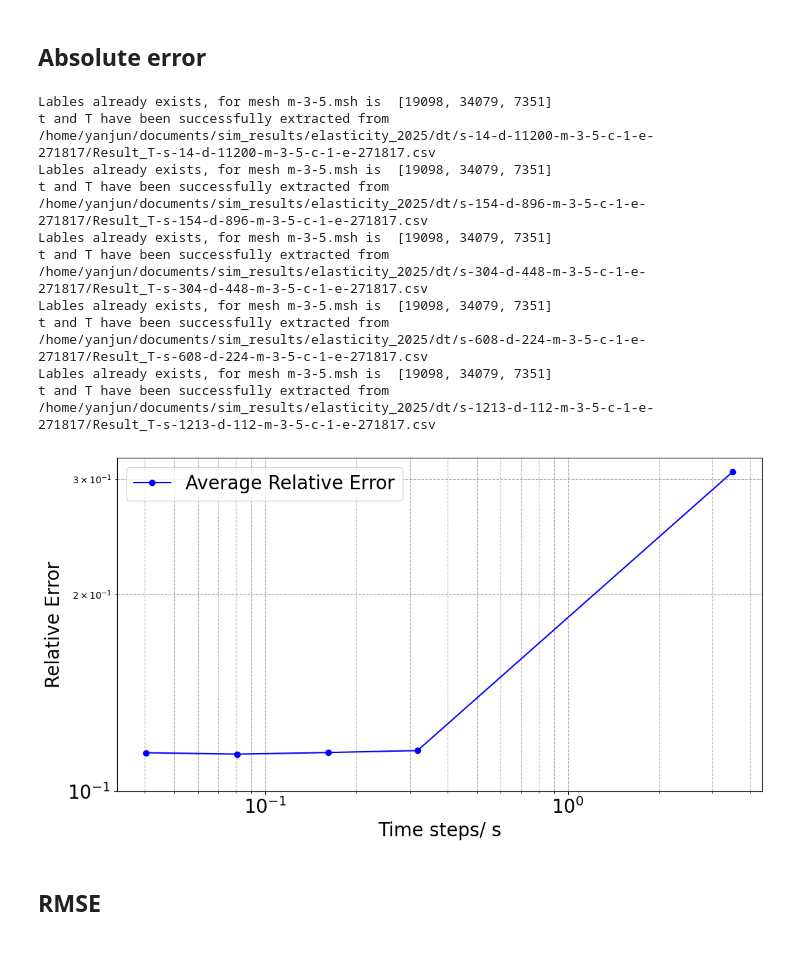
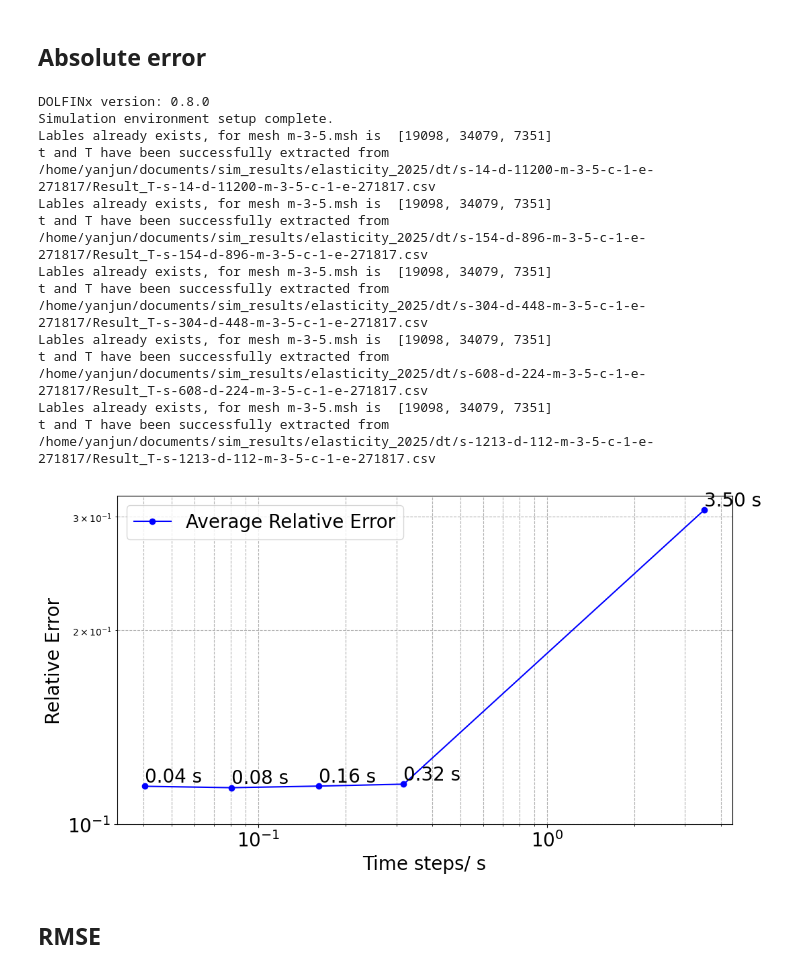
Before and after one commit to yanjun96/thermal_mechanics_fenicsx, a Jupyter notebook: analysis/thermal_elasetic/dt.ipynb, the cells around one changed output. Cells and saved outputs as stored; diff of their text form; code cells hidden in the pictures.

```diff
--- a/analysis/thermal_elasetic/dt.ipynb
+++ b/analysis/thermal_elasetic/dt.ipynb
@@ -142,36 +142,42 @@ fontsize_global = 20
 plt.figure(figsize=(11, 6))
 plt.loglog(dt_list, avg_relative_errors, marker='o', linestyle='-', color='b', label="Average Relative Error")
 
+for i in range(len(avg_relative_errors)):
+    plt.text(dt_list[i], avg_relative_errors[i],f'{(dt_list[i]):.2f} s', ha='left', va='bottom', fontsize=fontsize_global)
+
+
 # Label the axes
 plt.xlabel('Time steps/ s', fontsize=fontsize_global)
 plt.ylabel('Relative Error', fontsize=fontsize_global)
 #plt.title('Relative Error vs Time Step',fontsize=fontsize_global)
 
 y_ticks = [10**i for i in range(-1, 0)]
 
 plt.xticks(fontsize=fontsize_global)
 plt.yticks(y_ticks , fontsize=fontsize_global)
 
 # Add grid and legend
 plt.grid(True, which="both", ls="--")
 plt.legend(fontsize=fontsize_global)
 plt.tight_layout()
 
 # Save and display the plot
-plt.savefig('relative_error_vs_dt.png')
+plt.savefig('relative_error_vs_dt.pdf')
 plt.show()
 # %% [output]
+DOLFINx version: 0.8.0
+Simulation environment setup complete.
 Lables already exists, for mesh m-3-5.msh is  [19098, 34079, 7351]
 t and T have been successfully extracted from /home/yanjun/documents/sim_results/elasticity_2025/dt/s-14-d-11200-m-3-5-c-1-e-271817/Result_T-s-14-d-11200-m-3-5-c-1-e-271817.csv
 Lables already exists, for mesh m-3-5.msh is  [19098, 34079, 7351]
 t and T have been successfully extracted from /home/yanjun/documents/sim_results/elasticity_2025/dt/s-154-d-896-m-3-5-c-1-e-271817/Result_T-s-154-d-896-m-3-5-c-1-e-271817.csv
 Lables already exists, for mesh m-3-5.msh is  [19098, 34079, 7351]
 t and T have been successfully extracted from /home/yanjun/documents/sim_results/elasticity_2025/dt/s-304-d-448-m-3-5-c-1-e-271817/Result_T-s-304-d-448-m-3-5-c-1-e-271817.csv
 Lables already exists, for mesh m-3-5.msh is  [19098, 34079, 7351]
 t and T have been successfully extracted from /home/yanjun/documents/sim_results/elasticity_2025/dt/s-608-d-224-m-3-5-c-1-e-271817/Result_T-s-608-d-224-m-3-5-c-1-e-271817.csv
 Lables already exists, for mesh m-3-5.msh is  [19098, 34079, 7351]
 t and T have been successfully extracted from /home/yanjun/documents/sim_results/elasticity_2025/dt/s-1213-d-112-m-3-5-c-1-e-271817/Result_T-s-1213-d-112-m-3-5-c-1-e-271817.csv
-[figure, old version]
+[figure, new version]
 # %% [markdown]
 ## RMSE
 # %%
```
Also changed, not shown: 9 other files.
